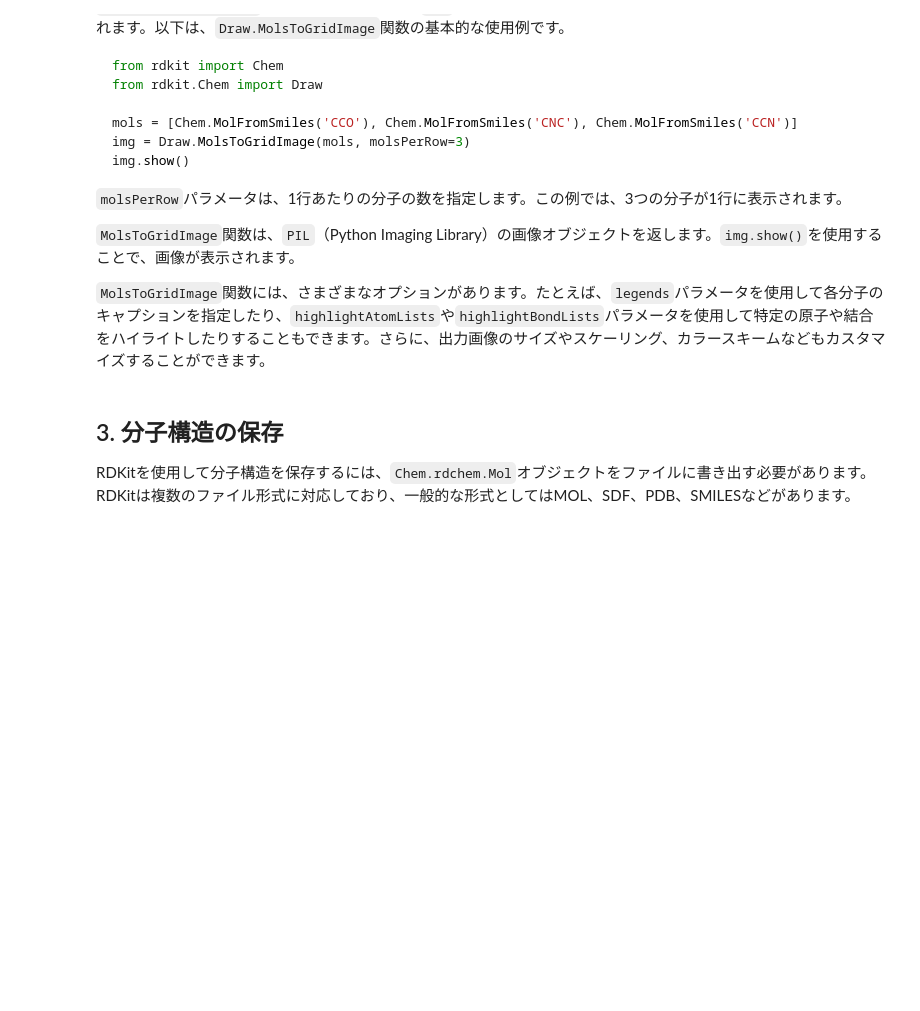
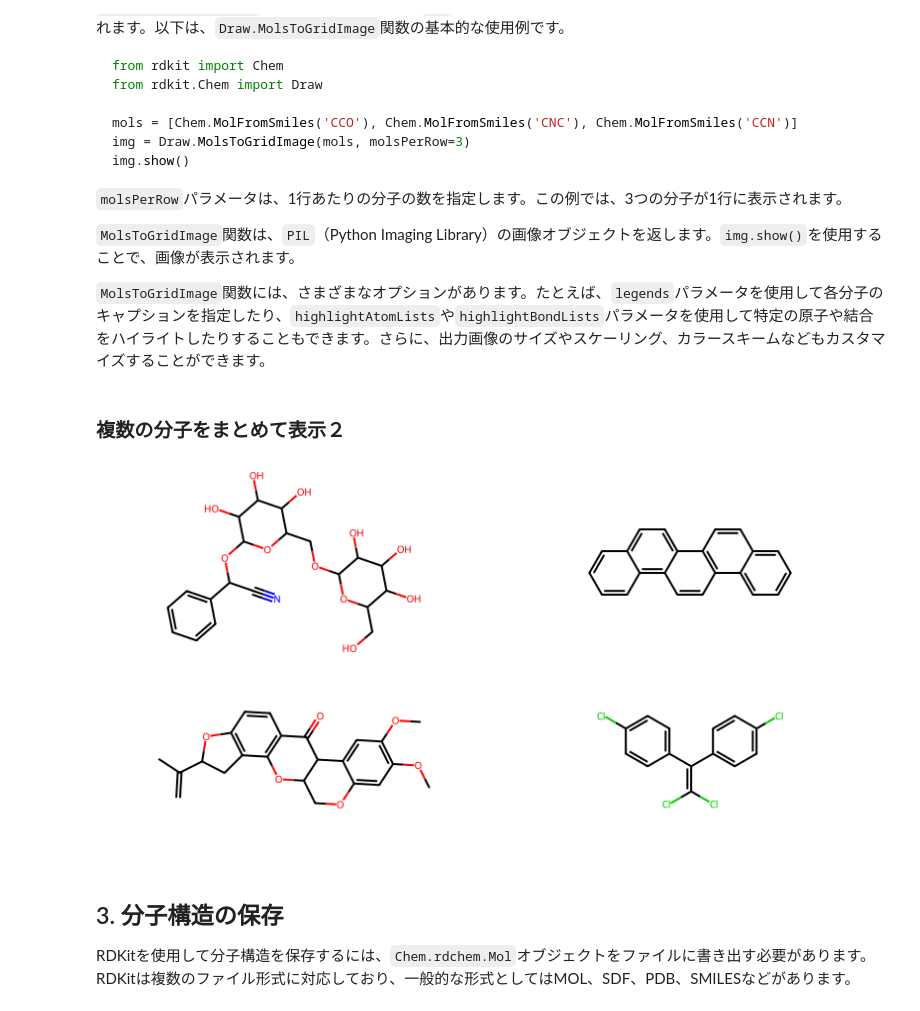
Before and after one commit to ARIM-Training/Training_python_4, a Jupyter notebook: 第1回_RDkit_操作.ipynb, the cells around one changed output. Cells and saved outputs as stored; diff of their text form; code cells hidden in the pictures; blank space fills up the shorter version.

```diff
--- a/第1回_RDkit_操作.ipynb
+++ b/第1回_RDkit_操作.ipynb
@@ -192,6 +192,21 @@ img.show()
 `MolsToGridImage`関数は、`PIL`（Python Imaging Library）の画像オブジェクトを返します。`img.show()`を使用することで、画像が表示されます。
 
 `MolsToGridImage`関数には、さまざまなオプションがあります。たとえば、`legends`パラメータを使用して各分子のキャプションを指定したり、`highlightAtomLists`や`highlightBondLists`パラメータを使用して特定の原子や結合をハイライトしたりすることもできます。さらに、出力画像のサイズやスケーリング、カラースキームなどもカスタマイズすることができます。
+# %% [markdown]
+### 複数の分子をまとめて表示２
+# %%
+smiles = [
+    'N#CC(OC1OC(COC2OC(CO)C(O)C(O)C2O)C(O)C(O)C1O)c1ccccc1',
+    'c1ccc2c(c1)ccc1c2ccc2c3ccccc3ccc21',
+    'C=C(C)C1Cc2c(ccc3c2OC2COc4cc(OC)c(OC)cc4C2C3=O)O1',
+    'ClC(Cl)=C(c1ccc(Cl)cc1)c1ccc(Cl)cc1'
+]
+
+mols = [Chem.MolFromSmiles(smi) for smi in smiles]
+
+Draw.MolsToGridImage(mols, molsPerRow=2, subImgSize=(400, 200))
+# %% [output]
+[figure, added]
 # %% [markdown]
 ## 3. 分子構造の保存
 RDKitを使用して分子構造を保存するには、`Chem.rdchem.Mol`オブジェクトをファイルに書き出す必要があります。RDKitは複数のファイル形式に対応しており、一般的な形式としてはMOL、SDF、PDB、SMILESなどがあります。
```
Also changed, not shown: 8 other files.
